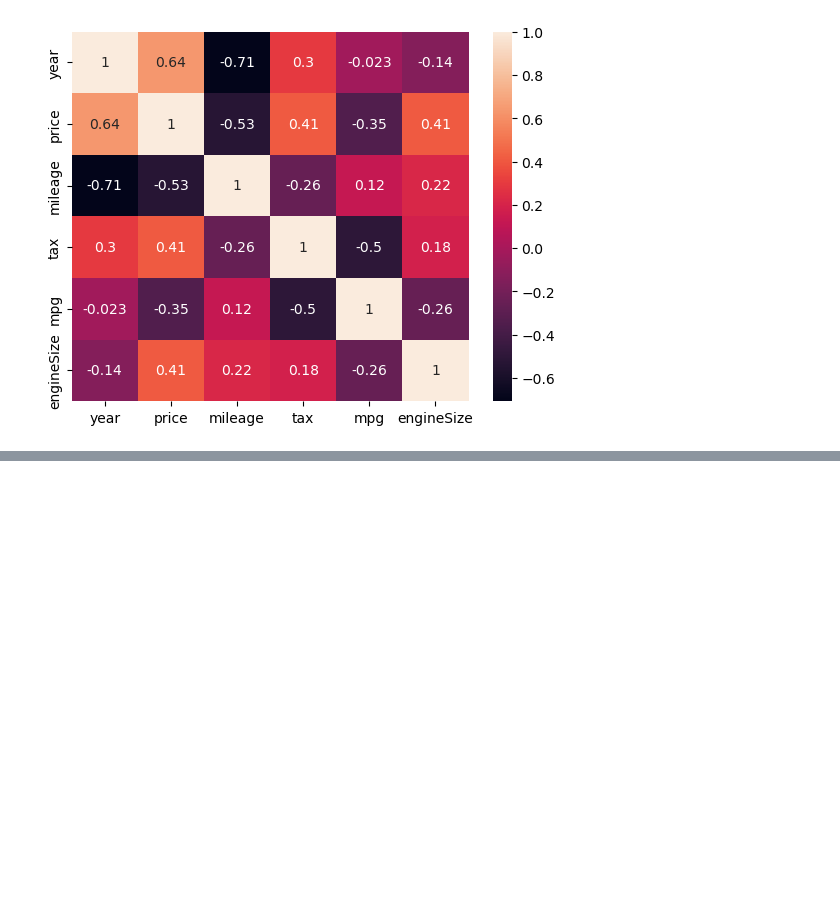
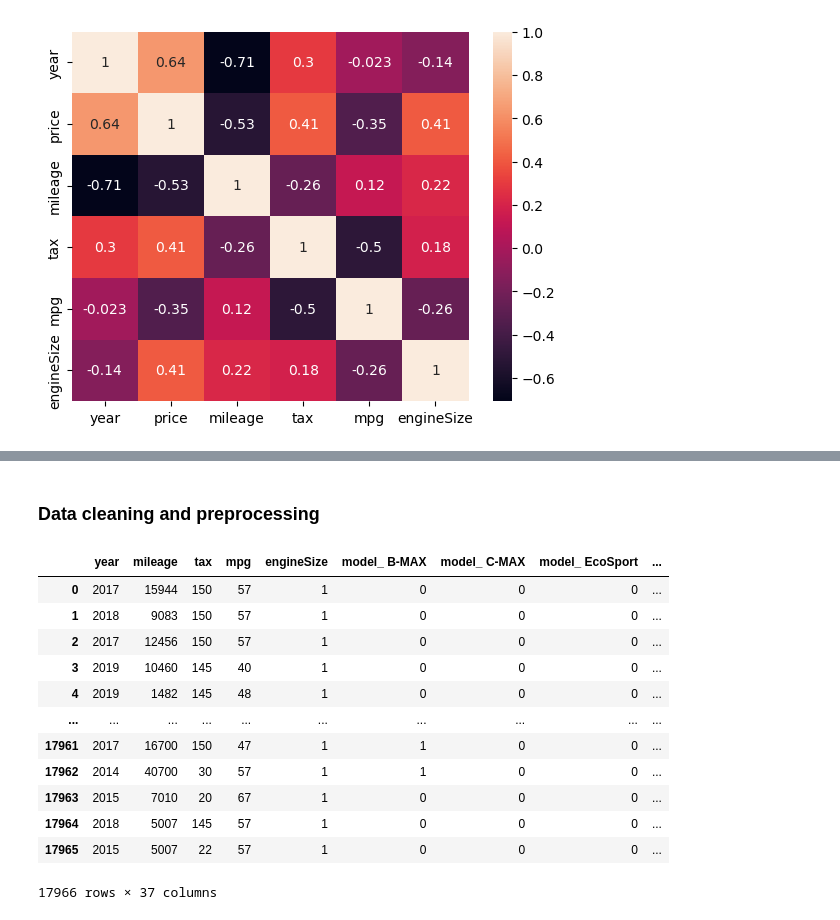
Before and after one commit to KajalDeore04/DS, a Jupyter notebook: ML/LinearRegression/CarPricePrediction.ipynb, the cells around one changed output, grey strips where cells are left out. Saved outputs shown, nothing was run; the diff lists cells and outputs as text; code cells hidden in the pictures; blank space fills up the shorter version.

```diff
--- a/ML/LinearRegression/CarPricePrediction.ipynb
+++ b/ML/LinearRegression/CarPricePrediction.ipynb
@@ -164,0 +101,26 @@ plt.xticks(rotation=90)
+# %%
+# separate the input and output vars
+
+X = df.drop(columns=['price'], axis=1)
+y = df['price']
+# %% [markdown]
+### Data cleaning and preprocessing
+# %%
+# creates new columns for encoding
+X_one_encoded = pd.get_dummies(X, columns=['model', 'transmission', 'fuelType'])
+X_one_encoded = X_one_encoded.astype(int)
+X_one_encoded
+# %% [output]
+|  | year | mileage | tax | mpg | engineSize | model_ B-MAX | model_ C-MAX | model_ EcoSport | ... |
+| 0 | 2017 | 15944 | 150 | 57 | 1 | 0 | 0 | 0 | ... |
+| 1 | 2018 | 9083 | 150 | 57 | 1 | 0 | 0 | 0 | ... |
+| 2 | 2017 | 12456 | 150 | 57 | 1 | 0 | 0 | 0 | ... |
+| 3 | 2019 | 10460 | 145 | 40 | 1 | 0 | 0 | 0 | ... |
+| 4 | 2019 | 1482 | 145 | 48 | 1 | 0 | 0 | 0 | ... |
+| ... | ... | ... | ... | ... | ... | ... | ... | ... | ... |
+| 17961 | 2017 | 16700 | 150 | 47 | 1 | 1 | 0 | 0 | ... |
+| 17962 | 2014 | 40700 | 30 | 57 | 1 | 1 | 0 | 0 | ... |
+| 17963 | 2015 | 7010 | 20 | 67 | 1 | 0 | 0 | 0 | ... |
+| 17964 | 2018 | 5007 | 145 | 57 | 1 | 0 | 0 | 0 | ... |
+| 17965 | 2015 | 5007 | 22 | 57 | 1 | 0 | 0 | 0 | ... |
+17966 rows × 37 columns
```
Also changed, not shown: parts of 34 cells of this notebook, 1 other file.
